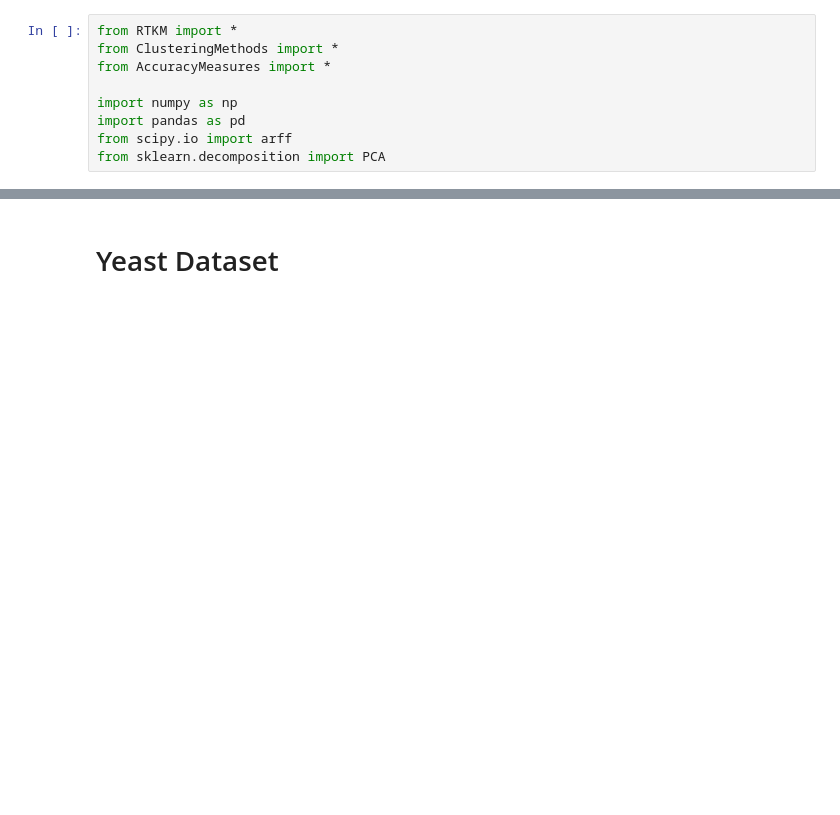
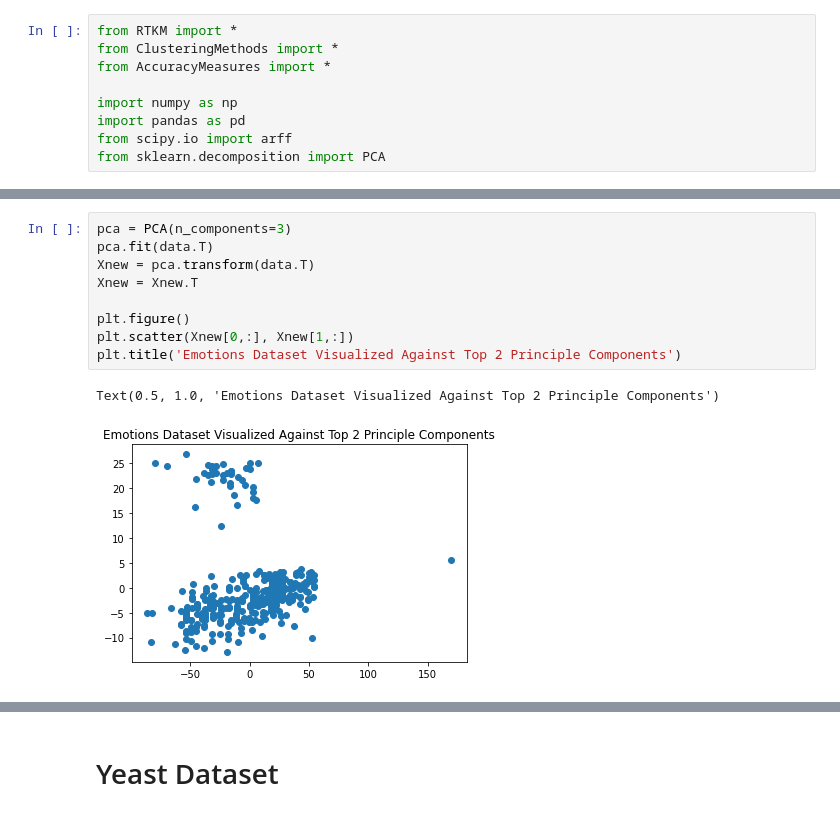
Before and after one commit to OlgaD400/Robust-Trimmed-K-Means, a Jupyter notebook: Mutli-membership Data Without Outliers.ipynb, the cells around one changed output, grey strips where cells are left out. Drawn from its saved outputs; the diff is of its cells as text; blank space fills up the shorter version.

```diff
--- a/Mutli-membership Data Without Outliers.ipynb
+++ b/Mutli-membership Data Without Outliers.ipynb
@@ -13,0 +25,12 @@ from sklearn.decomposition import PCA
+# %%
+pca = PCA(n_components=3)
+pca.fit(data.T)
+Xnew = pca.transform(data.T)
+Xnew = Xnew.T
+
+plt.figure()
+plt.scatter(Xnew[0,:], Xnew[1,:])
+plt.title('Emotions Dataset Visualized Against Top 2 Principle Components')
+# %% [output]
+Text(0.5, 1.0, 'Emotions Dataset Visualized Against Top 2 Principle Components')
+[figure, added]
```
Also changed, not shown: parts of 29 cells of this notebook, 4 other files.
